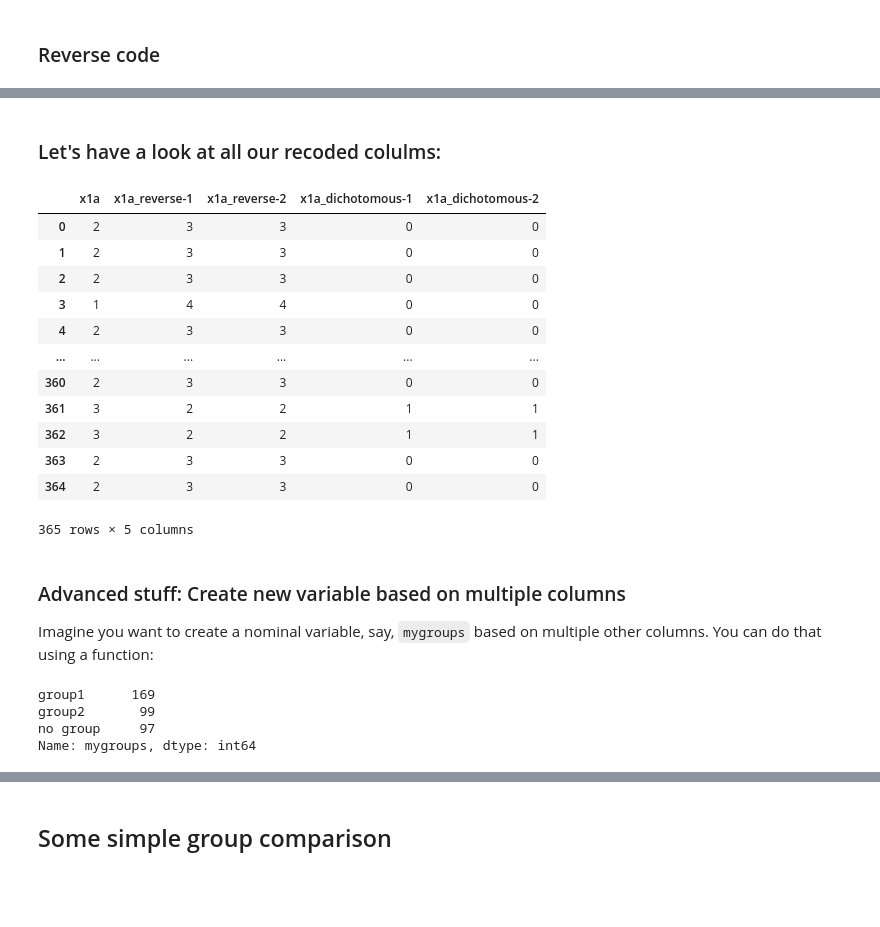
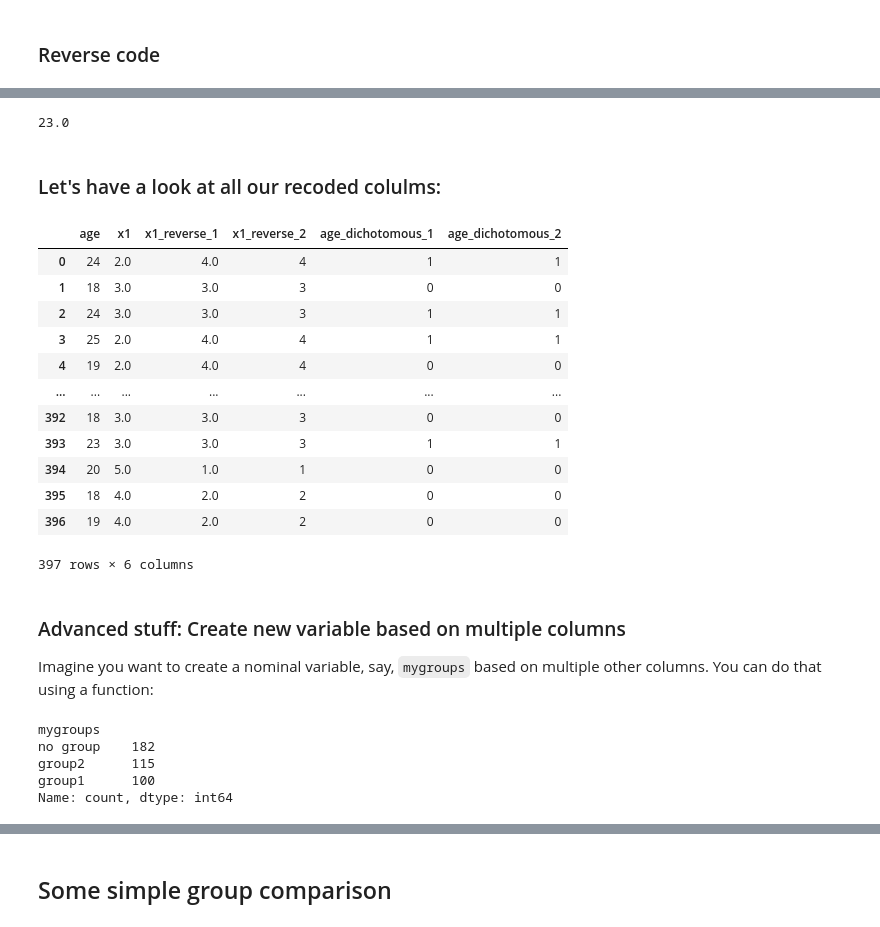
Before and after one commit to uvacw/teaching-ds-rp, a Jupyter notebook: week3/analyzing-experiments.ipynb, the cells around one changed output, grey strips where cells are left out. Saved outputs shown, nothing was run; the diff lists cells and outputs as text; code cells hidden in the pictures; blank space fills up the shorter version.

```diff
--- a/week3/analyzing-experiments.ipynb
+++ b/week3/analyzing-experiments.ipynb
@@ -117,5 +87,0 @@ Let's consider the variable `x1a` below. As we see, it is a variable that consis
-# %%
-# Let's consider the variable x1a below:
-df['x1a'] = df['x1'].round().map(int)
-print(df['x1a'].describe())
-sns.countplot(x='x1a', data=df)
@@ -137,7 +110,7 @@ Name: x1a, dtype: float64
 # We can either do it with a fancy formula:
 # we multiply the variable with -1 and then add the highest value + 1 (thus, 5 in our case)
 # check it with pen and paper, it works ;-)
-df['x1a_reverse-1'] = (df['x1a'] * -1 + df['x1a'].max() + 1)
+df['x1_reverse_1'] = (df['x1'] * -1 + df['x1'].max() + 1)
 
 # or we do it explicitly
-df['x1a_reverse-2'] = df['x1a'].map({4:1, 3:2, 2:3, 1:4})
+df['x1_reverse_2'] = df['x1'].map({5:1, 4:2, 3:3, 2:4, 1:5})
@@ -146,6 +116,0 @@ df['x1a_reverse-2'] = df['x1a'].map({4:1, 3:2, 2:3, 1:4})
-# %%
-# again, a formula ...
-df['x1a_dichotomous-1'] = (df['x1a']>=3).map(int)
-
-# or we do it explicitly
-df['x1a_dichotomous-2'] = df['x1a'].map({4:1, 3:1, 2:0, 1:0})
@@ -152,30 +122,40 @@ df['x1a_dichotomous-2'] = df['x1a'].map({4:1, 3:1, 2:0, 1:0})
+# %%
+median = np.median(df['age'])
+print(median)
+
+df['age_dichotomous_1'] = (df['age']>=median).map(int)
+
+# alternative:
+df['age_dichotomous_2'] = np.where(df['age']>=median, 1, 0)
+# %% [output]
+23.0
 # %% [markdown]
 ### Let's have a look at all our recoded colulms:
 # %%
-df[[col for col in df if col.startswith('x1a')]]
+df[[col for col in df if col.startswith('x1') or col.startswith('age')]]
 # %% [output]
-|  | x1a | x1a_reverse-1 | x1a_reverse-2 | x1a_dichotomous-1 | x1a_dichotomous-2 |
-| 0 | 2 | 3 | 3 | 0 | 0 |
-| 1 | 2 | 3 | 3 | 0 | 0 |
-| 2 | 2 | 3 | 3 | 0 | 0 |
-| 3 | 1 | 4 | 4 | 0 | 0 |
-| 4 | 2 | 3 | 3 | 0 | 0 |
-| ... | ... | ... | ... | ... | ... |
-| 360 | 2 | 3 | 3 | 0 | 0 |
-| 361 | 3 | 2 | 2 | 1 | 1 |
-| 362 | 3 | 2 | 2 | 1 | 1 |
-| 363 | 2 | 3 | 3 | 0 | 0 |
-| 364 | 2 | 3 | 3 | 0 | 0 |
+|  | age | x1 | x1_reverse_1 | x1_reverse_2 | age_dichotomous_1 | age_dichotomous_2 |
+| 0 | 24 | 2.0 | 4.0 | 4 | 1 | 1 |
+| 1 | 18 | 3.0 | 3.0 | 3 | 0 | 0 |
+| 2 | 24 | 3.0 | 3.0 | 3 | 1 | 1 |
+| 3 | 25 | 2.0 | 4.0 | 4 | 1 | 1 |
+| 4 | 19 | 2.0 | 4.0 | 4 | 0 | 0 |
+| ... | ... | ... | ... | ... | ... | ... |
+| 392 | 18 | 3.0 | 3.0 | 3 | 0 | 0 |
+| 393 | 23 | 3.0 | 3.0 | 3 | 1 | 1 |
+| 394 | 20 | 5.0 | 1.0 | 1 | 0 | 0 |
+| 395 | 18 | 4.0 | 2.0 | 2 | 0 | 0 |
+| 396 | 19 | 4.0 | 2.0 | 2 | 0 | 0 |
-365 rows × 5 columns
+397 rows × 6 columns
 # %% [markdown]
 ### Advanced stuff: Create new variable based on multiple columns
 Imagine  you want to create a nominal variable, say, `mygroups` based on multiple other columns. You can do that using a function:
 # %%
 def makemygroups(row):
     # any combination of contitions can be entered here
-    if row['x1a_dichotomous-1'] == 0 and row['x2']<2:
+    if row['age_dichotomous_1'] == 0 and row['group']<=2:
         return "group1"
-    elif row['x1a_dichotomous-1'] == 1 and row['x2']<3:
+    elif row['age_dichotomous_1'] == 1 and row['group']>2:
         return "group2"
     else:
         return "no group"
@@ -183,7 +163,8 @@ def makemygroups(row):
 df['mygroups'] = df.apply(makemygroups,axis=1)
 df['mygroups'].value_counts()
 # %% [output]
-group1      169
-group2       99
-no group     97
-Name: mygroups, dtype: int64
+mygroups
+no group    182
+group2      115
+group1      100
+Name: count, dtype: int64
```
Also changed, not shown: parts of 63 cells of this notebook, 4 other files.
